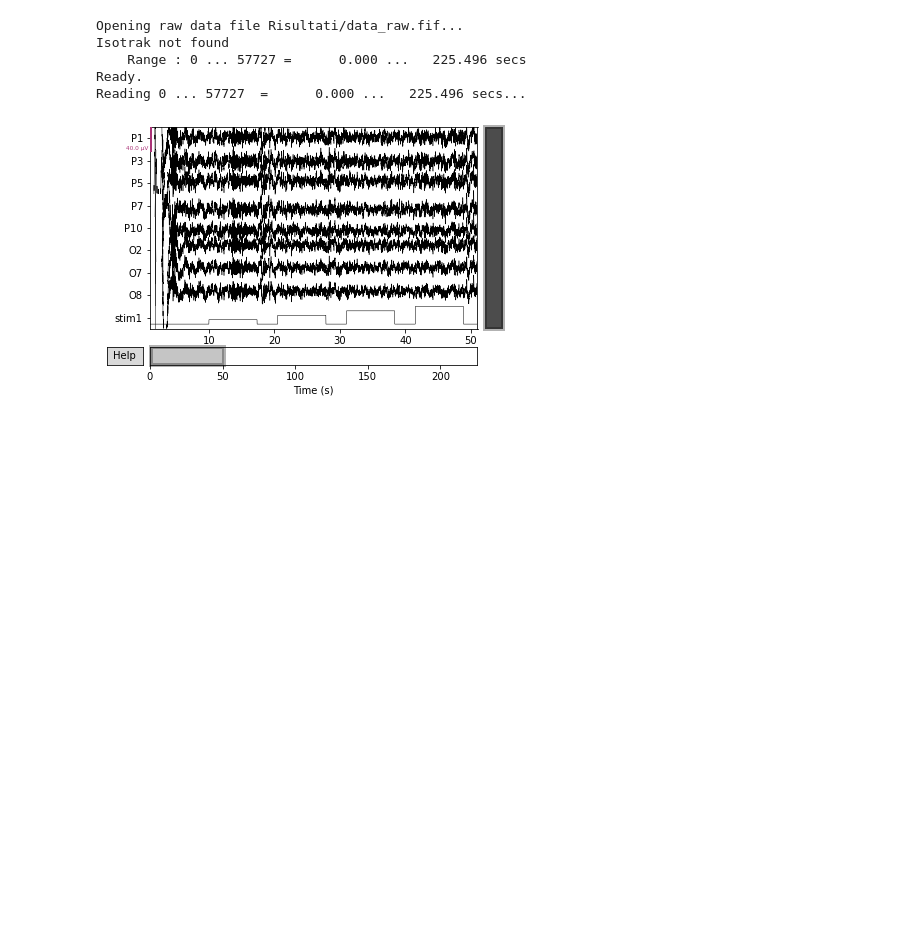
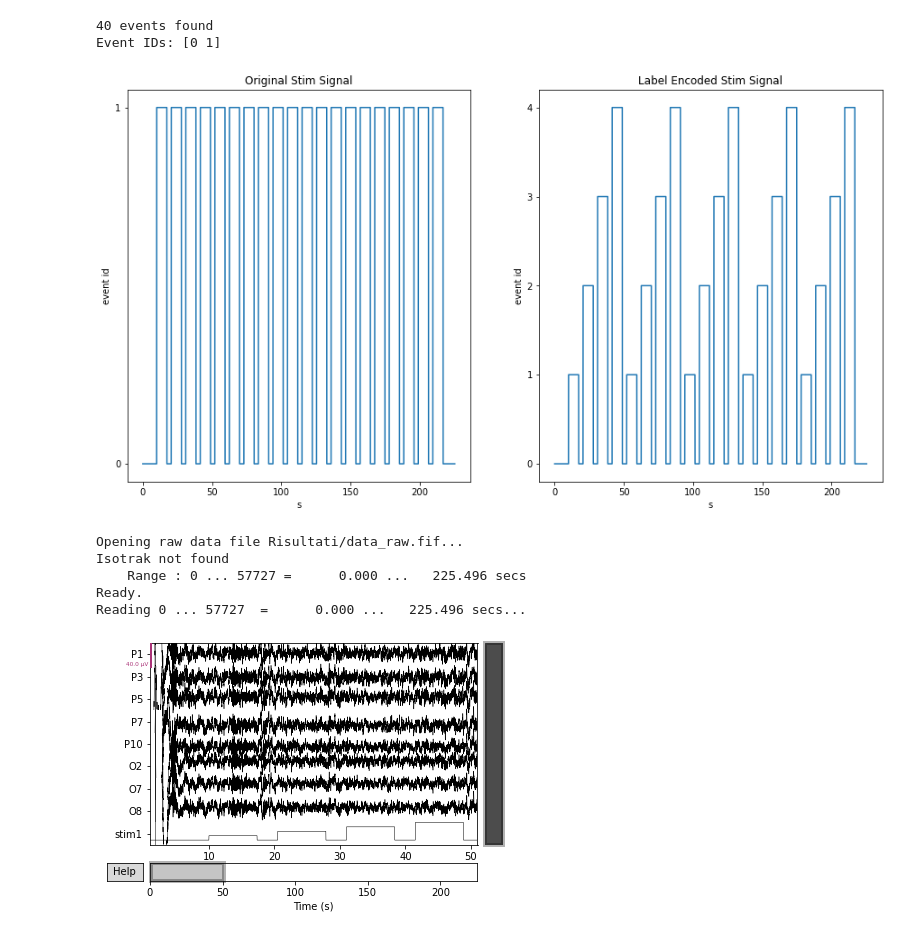
Before and after one commit to MachineLearningJournalClub/SSVEP_IEEE_SMC_2021, a Jupyter notebook: Pre-Processing/Pre_processing_bea.ipynb, the cells around one changed output. Saved outputs shown, nothing was run; the diff lists cells and outputs as text; code cells hidden in the pictures; blank space fills up the shorter version.

```diff
--- a/Pre-Processing/Pre_processing_bea.ipynb
+++ b/Pre-Processing/Pre_processing_bea.ipynb
@@ -0,0 +40,41 @@
+# %%
+def add_labels_to_stim(raw, n_trials=4):
+    events = mne.find_events(raw, stim_channel='stim1', output='step')
+
+    on_set_mask = events[:,2] == 1 # stim channel goes from 0 to 1
+    on_set_events = events[on_set_mask, 0]
+
+    off_set_mask = events[:,2] == 0  # stim channel goes from 1 to 0
+    off_set_events = events[off_set_mask,0]
+
+    raw_copy = raw.copy() # do not effect the original raw signal
+    data = raw_copy._data # directly access the underlying numpy data!
+
+    # loop trough events and encode the label as a stim channel event_id
+    for i, (on_set, off_set) in enumerate(zip(on_set_events, off_set_events)):
+        trial_label = (i % n_trials) +1 # just a trick to avoid looping i in range(1,5)
+        data[8, on_set:off_set] = trial_label # modify the stim channel (index 8)
+
+    return raw_copy
+
+raw2 = add_labels_to_stim(raw)
+
+orig_stim, times = raw[8]
+modified_stim, times = raw2[8]
+
+
+fig, axes = plt.subplots(ncols=2, figsize=(15,8))
+
+axes[0].plot(times, orig_stim[0])
+axes[0].set_title('Original Stim Signal')
+axes[1].plot(times, modified_stim[0])
+axes[1].set_title('Label Encoded Stim Signal')
+
+for ax in axes:
+    ax.yaxis.set_major_locator(mpl.ticker.MaxNLocator(integer=True))
+    ax.set_xlabel('s')
+    ax.set_ylabel('event id')
+# %% [output]
+40 events found
+Event IDs: [0 1]
+[figure, added]
```
Also changed, not shown: parts of 9 cells of this notebook, 21 other files.
